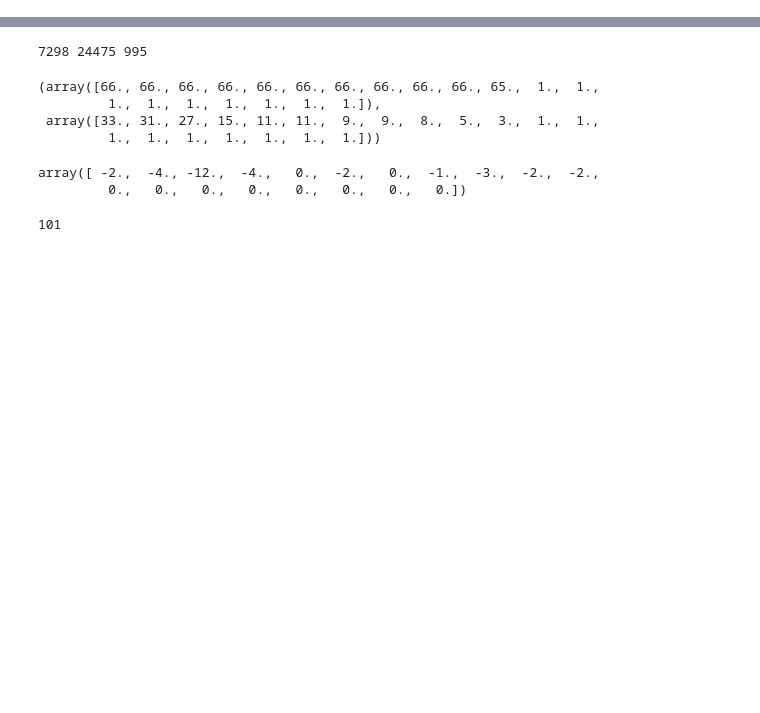
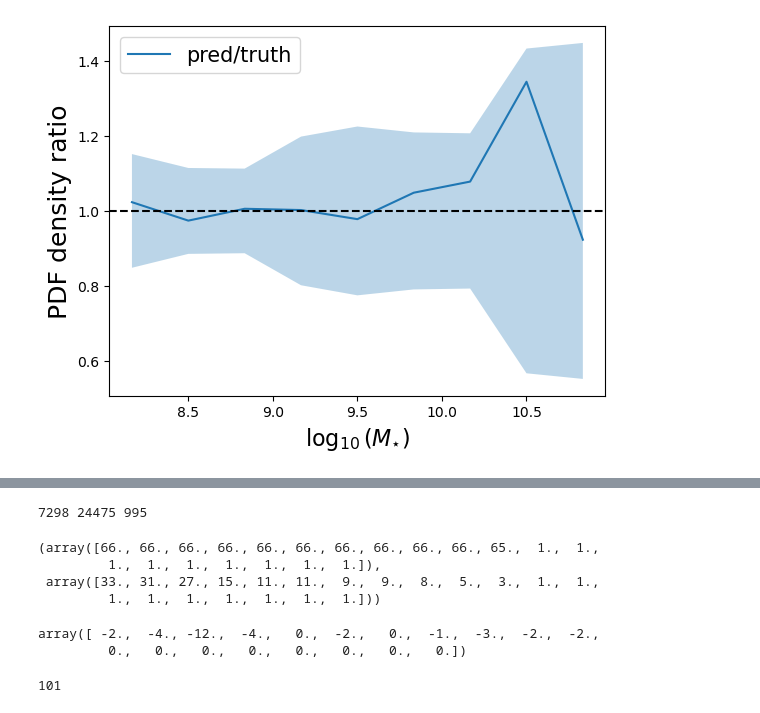
Before and after one commit to shivampcosmo/GOTHAM, a Jupyter notebook: src/test_infer_camels.ipynb, the cells around one changed output, grey strips where cells are left out. Saved outputs shown, nothing was run; the diff lists cells and outputs as text; code cells hidden in the pictures; blank space fills up the shorter version.

```diff
--- a/src/test_infer_camels.ipynb
+++ b/src/test_infer_camels.ipynb
@@ -530,3 +556,20 @@ hist_M_pred_mean = np.mean(hist_M_pred, axis=0)
+# %%
+# np.array(Mhalo_all_concat).shape, np.array(Mhalo_all_truth_concat).shape
+pl.figure()
+pl.plot(lgM_cents, hist_M_ratio_mean, label='pred/truth')
+pl.fill_between(lgM_cents, 1 - hist_M_truth_std, 1 + hist_M_truth_std, alpha=0.3)
+pl.axhline(1, color='k', ls='--')
+# pl.plot(lgM_cents, hist_M_pred_mean, label='pred')
+# _ = pl.hist(np.array(Mhalo_all_concat), alpha=0.5, label='pred', range=(8, 12), bins=15, density=True)
+# _ = pl.hist(np.array(Mhalo_all_truth_concat), alpha=0.5, label='truth', range=(8, 12), bins=15, density=True)
+# _ = pl.hist(np.array(prop_truth), alpha=0.5, label='truth', range=(8, 12), bins=15, density=True)
+# pl.yscale('log')
+pl.legend(fontsize=15)
+pl.xlabel(r'$\log_{10}(M_{\star})$', fontsize=16)
+pl.ylabel('PDF density ratio', fontsize=18)
+pl.show()
+# %% [output]
+[figure, added]
 # %%
 # np.array(Mhalo_all_concat).shape, np.array(Mhalo_all_truth_concat).shape
 pl.figure()
```
Also changed, not shown: parts of 15 cells of this notebook, 4 other files.
